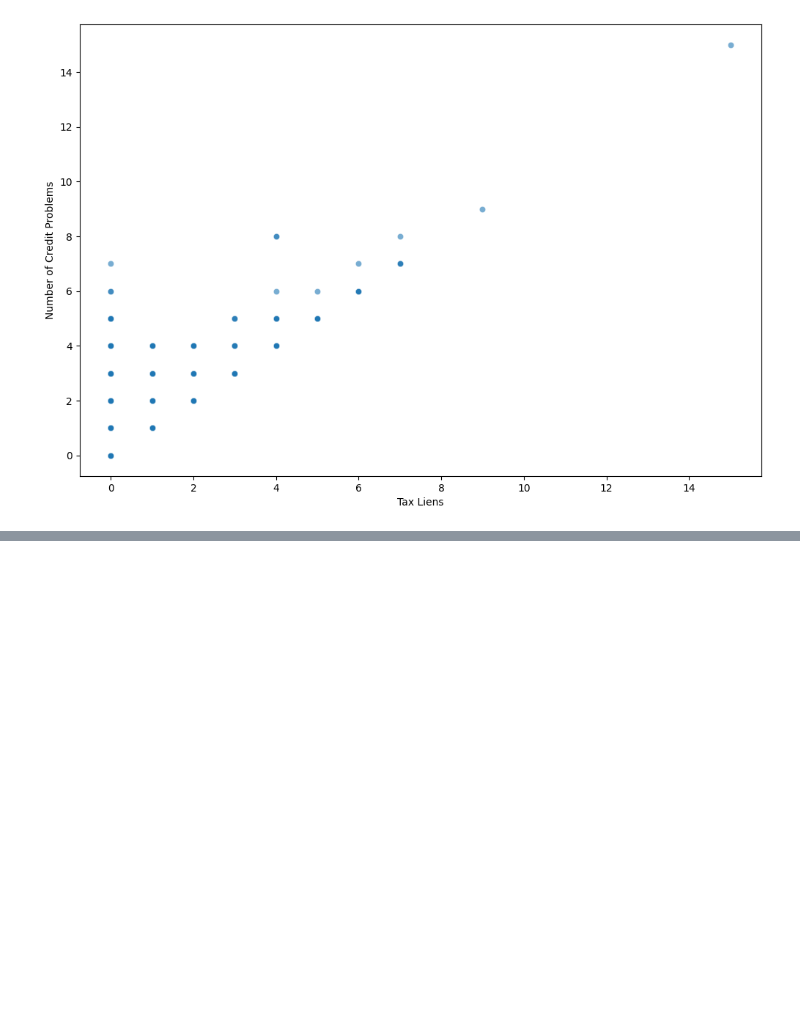
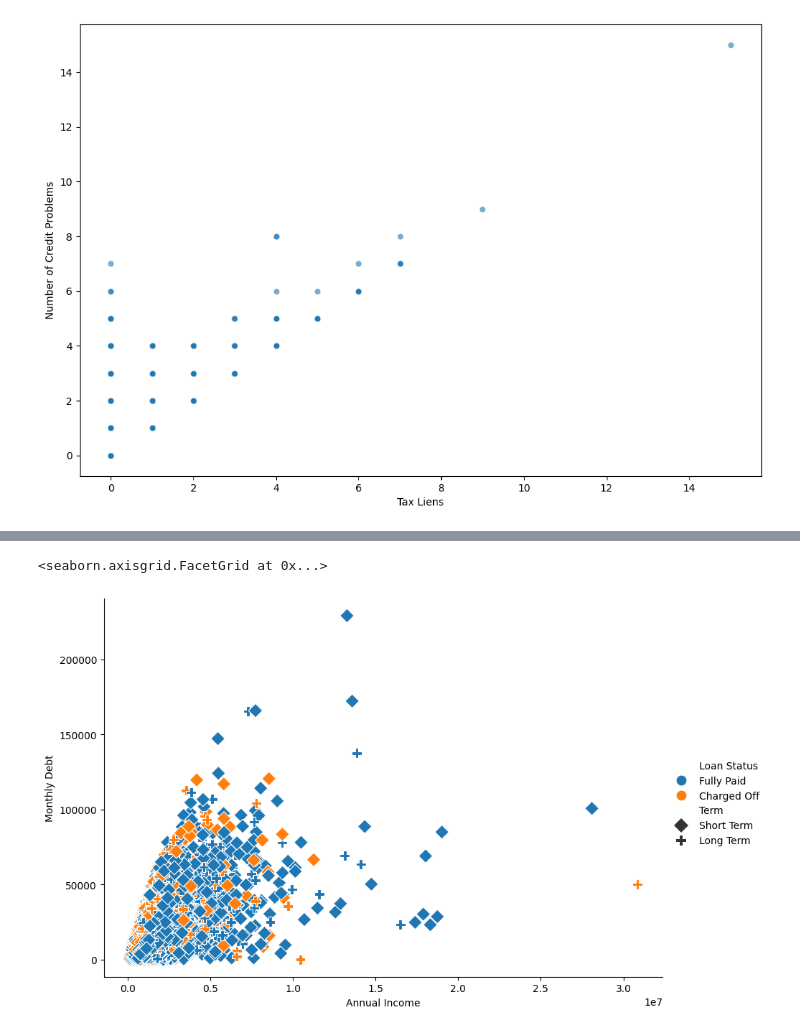
Before and after one commit to iwhite-booth21/PythonistaPractice, a Jupyter notebook: Python Statistical Plots Visualizing & Analyzing Data Using Seaborn/Relational_Data.ipynb, the cells around one changed output, grey strips where cells are left out. Cells and saved outputs as stored; diff of their text form; code cells hidden in the pictures; blank space fills up the shorter version.

```diff
--- a/Python Statistical Plots Visualizing & Analyzing Data Using Seaborn/Relational_Data.ipynb
+++ b/Python Statistical Plots Visualizing & Analyzing Data Using Seaborn/Relational_Data.ipynb
@@ -75,0 +89,8 @@ sns.scatterplot(x = "Tax Liens", y = "Number of Credit Problems", alpha = 0.6 ,
+# %%
+# Lets use a dictionary - markers
+markers = {'Short Term': 'D', 'Long Term': 'P'}
+sns.relplot(x = "Annual Income", y = "Monthly Debt", hue = "Loan Status", style = "Term", markers = markers,
+            data = c_data, height = 6, aspect = 1.5, s = 100)
+# %% [output]
+<seaborn.axisgrid.FacetGrid at 0x...>
+[figure, added]
```
Also changed, not shown: parts of 6 cells of this notebook, 1 other file.
